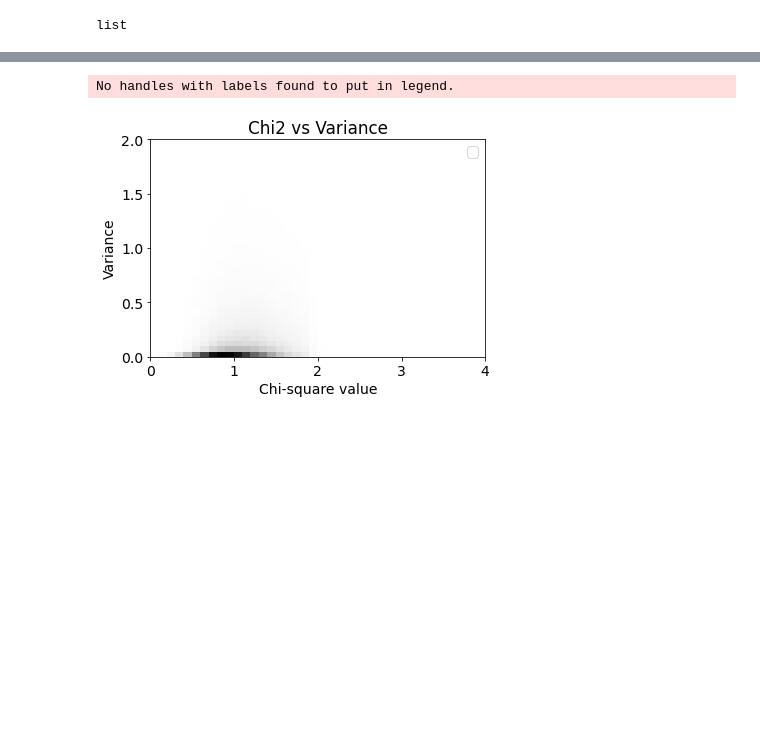
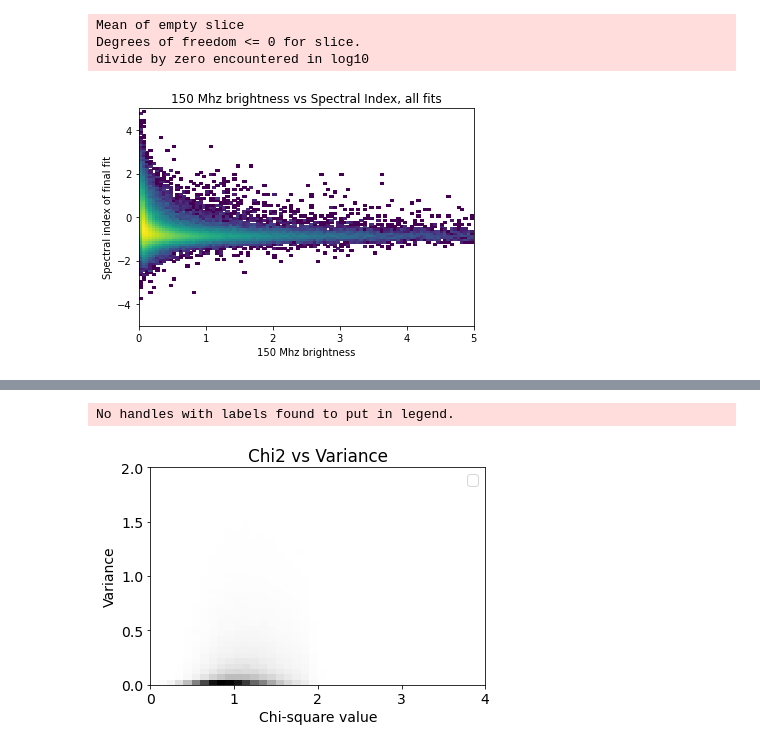
Before and after one commit to EoRImaging/GleamPlusFullSpectrum, a Jupyter notebook: scripts/catalog_fits.ipynb, the cells around one changed output, grey strips where cells are left out. Cells and saved outputs as stored; diff of their text form; code cells hidden in the pictures; blank space fills up the shorter version.

```diff
--- a/scripts/catalog_fits.ipynb
+++ b/scripts/catalog_fits.ipynb
@@ -384,7 +380,36 @@ source_dict = low_freq_multifit("/Users/Kiana1/uwradcos/gleam.vot")
-# %%
-type(source_dict[10]['50_mhz_extrapolation'])
-# %% [output]
-list
+# %%
+new_fits = low_freq_fit()
+# %% [output]
+Mean of empty slice
+Degrees of freedom <= 0 for slice.
+divide by zero encountered in log10
+# %%
+from matplotlib.colors import LogNorm
+
+#midband comparison
+midband = []
+diff = []
+
+for i in source_fits:
+    if i in source_fits:
+        #if 105 <= source_dict[i]["ra"] <= 255:
+        #    if 26 <= source_dict[i]['dec']<=34:
+        #if np.isnan(source_dict[i]['prev_chi2_residuals'][1][0]):
+        #        continue
+        #else:
+                midband.append(source_fits[i]['prev_fit_data'][0][9])
+                first = source_fits[i]['prev_fit_data'][9][1]
+                last = source_fits[i]['coefficients'][1]
+                diff.append(last)
+
+
+plt.hist2d(midband, diff, bins = 100, norm=LogNorm(), range = [[0,5],[-5,5]])
+plt.xlabel("150 Mhz brightness")
+plt.ylabel("Spectral index of final fit")
+plt.title("150 Mhz brightness vs Spectral Index, all fits")
+plt.savefig("/Users/Kiana1/uwradcos/plots/spind_hist2d.png")
+# %% [output]
+[figure, added]
 # %%
 # plot variance
 v = []
```
Also changed, not shown: parts of 7 cells of this notebook, 2 other files.
